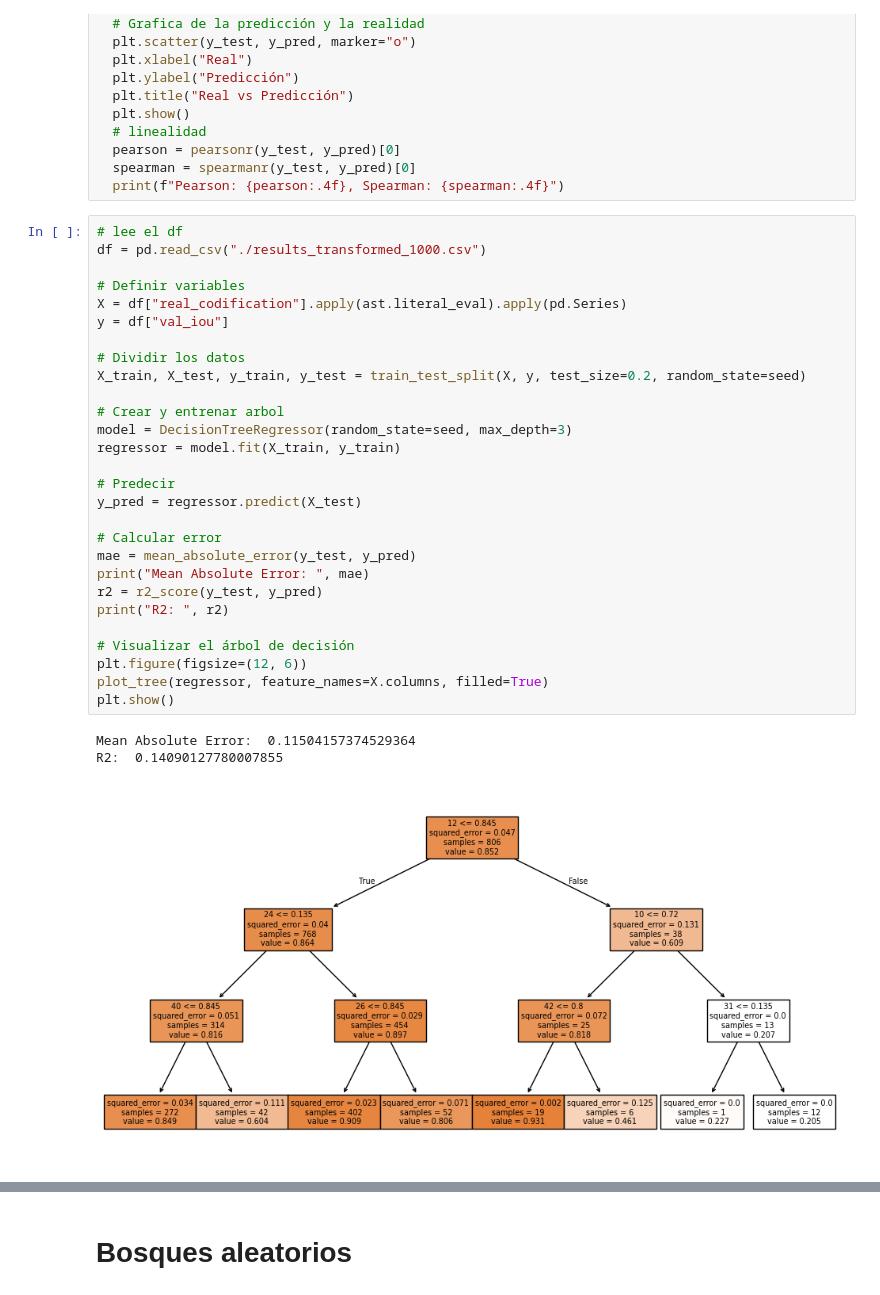
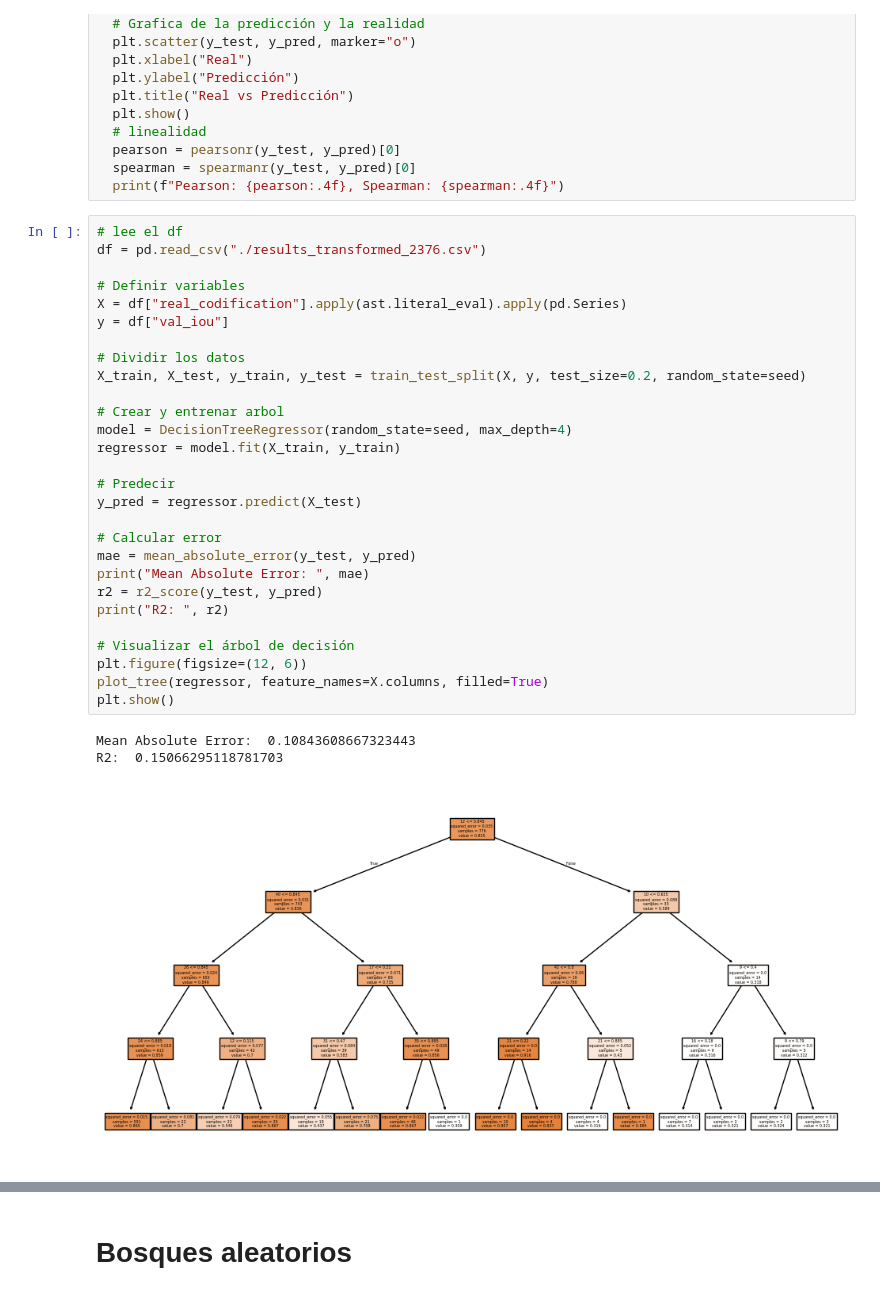
Before and after one commit to TT-NAS/NAS, a Jupyter notebook: sustituto/laboratory.ipynb, the cells around one changed output, grey strips where cells are left out. Drawn from its saved outputs; the diff is of its cells as text.

```diff
--- a/sustituto/laboratory.ipynb
+++ b/sustituto/laboratory.ipynb
@@ -48,36 +48,36 @@ def paint_real_vs_pred(y_test, y_pred):
   print(f"Pearson: {pearson:.4f}, Spearman: {spearman:.4f}")
 # %%
 # lee el df
-df = pd.read_csv("./results_transformed_1000.csv")
+df = pd.read_csv("./results_transformed_2376.csv")
 
 # Definir variables
 X = df["real_codification"].apply(ast.literal_eval).apply(pd.Series)
 y = df["val_iou"]
 
 # Dividir los datos
 X_train, X_test, y_train, y_test = train_test_split(X, y, test_size=0.2, random_state=seed)
 
 # Crear y entrenar arbol
-model = DecisionTreeRegressor(random_state=seed, max_depth=3)
+model = DecisionTreeRegressor(random_state=seed, max_depth=4)
 regressor = model.fit(X_train, y_train)
 
 # Predecir
 y_pred = regressor.predict(X_test)
 
 # Calcular error
 mae = mean_absolute_error(y_test, y_pred)
 print("Mean Absolute Error: ", mae)
 r2 = r2_score(y_test, y_pred)
 print("R2: ", r2)
 
 # Visualizar el árbol de decisión
 plt.figure(figsize=(12, 6))
 plot_tree(regressor, feature_names=X.columns, filled=True)
 plt.show()
 # %% [output]
-Mean Absolute Error:  0.11504157374529364
-R2:  0.14090127780007855
+Mean Absolute Error:  0.10843608667323443
+R2:  0.15066295118781703
-[figure, old version]
+[figure, new version]
 # %%
 # Grafica de la predicción y la realidad
 paint_results(y_test, y_pred, order=True)
```
Also changed, not shown: parts of 16 cells of this notebook, 6 other files.
